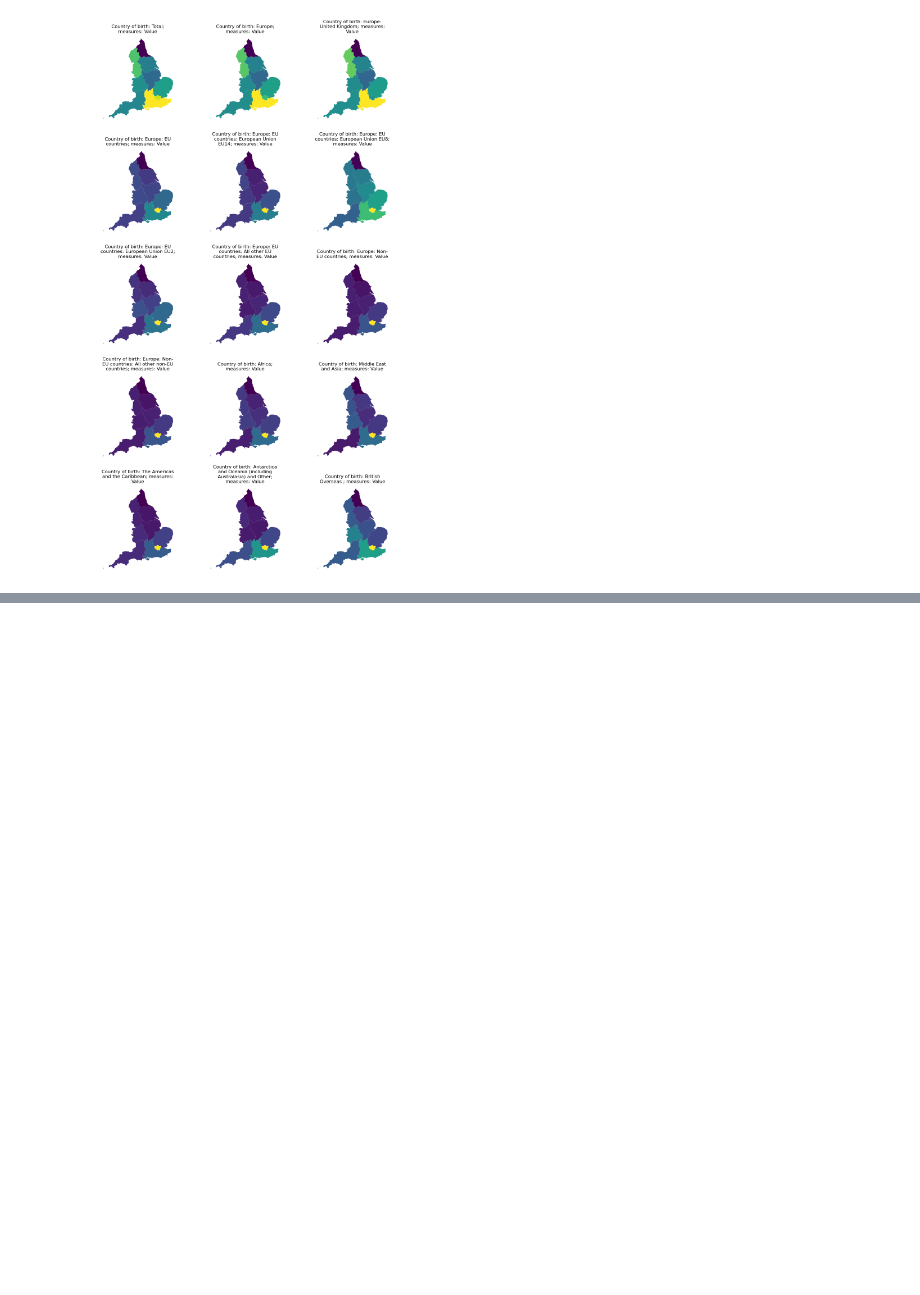
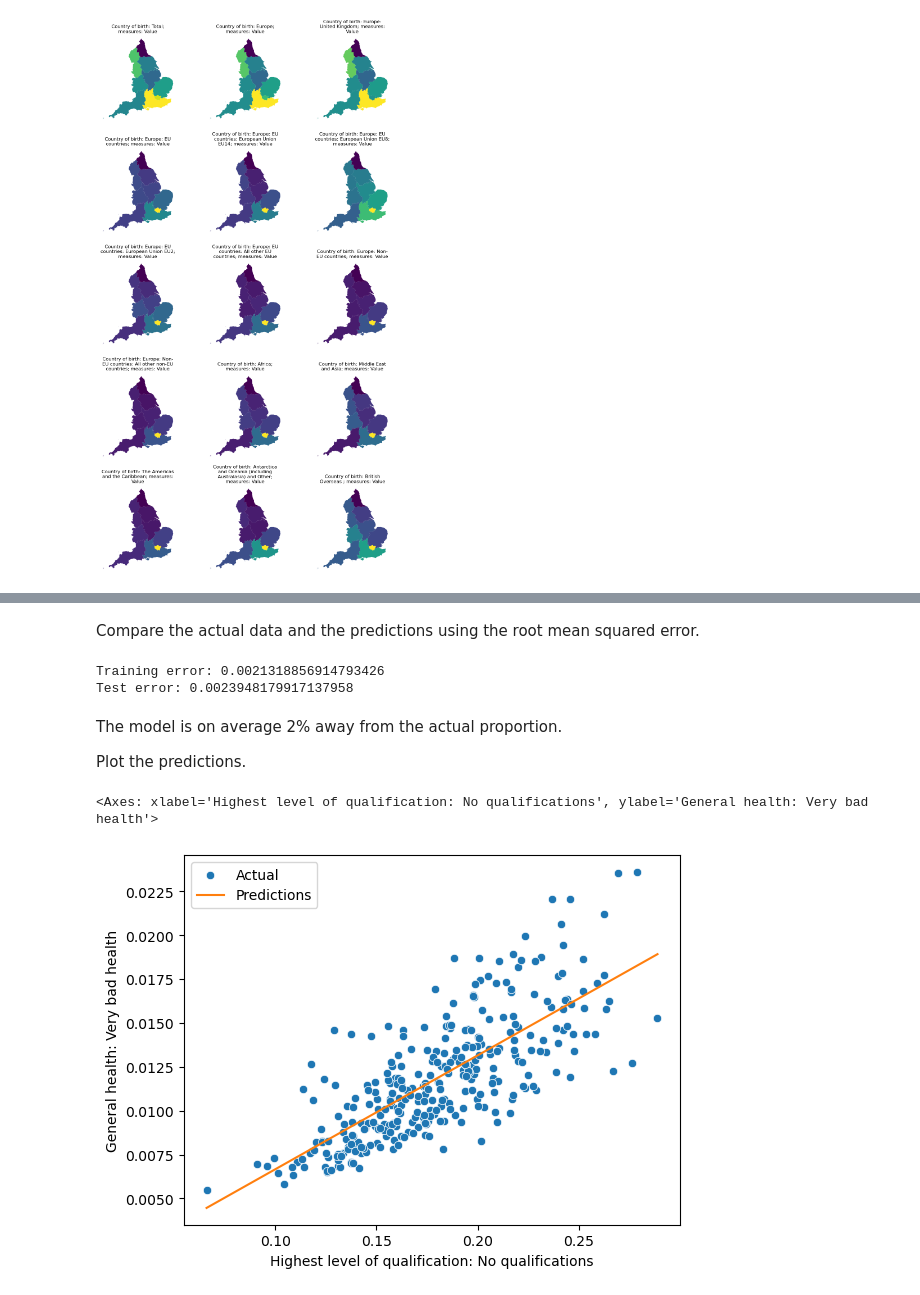
Before and after one commit to alexgregory1/work_experience_notebooks, a Jupyter notebook: notebook1.ipynb, the cells around one changed output, grey strips where cells are left out. Drawn from its saved outputs; the diff is of its cells as text; code cells hidden in the pictures; blank space fills up the shorter version.

Commit message:
Add section on linear regression model

```diff
--- a/notebook1.ipynb
+++ b/notebook1.ipynb
@@ -283,0 +320,22 @@ London looks the most ethnically diverse region.
+# %%
+from sklearn import linear_model
+from sklearn import model_selection
+
+X_train, X_test, y_train, y_test = model_selection.train_test_split(
+    df_merged["Highest level of qualification: No qualifications"],
+    df_merged["General health: Very bad health"],
+    test_size=0.25
+)
+
+# Train model the predict proportion with bad health
+model = linear_model.LinearRegression()
+model.fit(X_train.to_frame(), y_train)
+
+# Store the model predictions in the dataframe
+df_merged.loc[X_train.index, "General health: Very bad health: Predicted"] = model.predict(X_train.to_frame())
+df_merged.loc[X_test.index, "General health: Very bad health: Predicted"] = model.predict(X_test.to_frame())
+
+# Log which rows were in training and which rows were used in testing
+df_merged.loc[X_train.index, "Training Set"] = True
+df_merged.loc[X_test.index, "Training Set"] = False
+df_merged.head()
@@ -283,0 +350,46 @@ London looks the most ethnically diverse region.
+# %% [markdown]
+Compare the actual data and the predictions using the root mean squared error.
+# %%
+from sklearn import metrics
+
+df_merged.loc[df_merged["Training Set"] == True]
+
+training_error = metrics.mean_squared_error(
+    df_merged.loc[df_merged["Training Set"] == True, "General health: Very bad health"],
+    df_merged.loc[df_merged["Training Set"] == True, "General health: Very bad health: Predicted"],
+    squared=False
+)
+
+test_error = metrics.mean_squared_error(
+    df_merged.loc[df_merged["Training Set"] == False, "General health: Very bad health"],
+    df_merged.loc[df_merged["Training Set"] == False, "General health: Very bad health: Predicted"],
+    squared=False
+)
+
+print(f"Training error: {training_error}")
+print(f"Test error: {test_error}")
+# %% [output]
+Training error: 0.0021318856914793426
+Test error: 0.0023948179917137958
+# %% [markdown]
+The model is on average 2% away from the actual proportion.
+
+Plot the predictions.
+# %%
+sns.scatterplot(
+    df_merged,
+    x="Highest level of qualification: No qualifications",
+    y="General health: Very bad health",
+    label="Actual"
+)
+
+sns.lineplot(
+    df_merged,
+    x="Highest level of qualification: No qualifications",
+    y="General health: Very bad health: Predicted",
+    color="tab:orange",
+    label="Predictions"
+)
+# %% [output]
+<Axes: xlabel='Highest level of qualification: No qualifications', ylabel='General health: Very bad health'>
+[figure, added]
```
Also changed, not shown: parts of 19 cells of this notebook.
